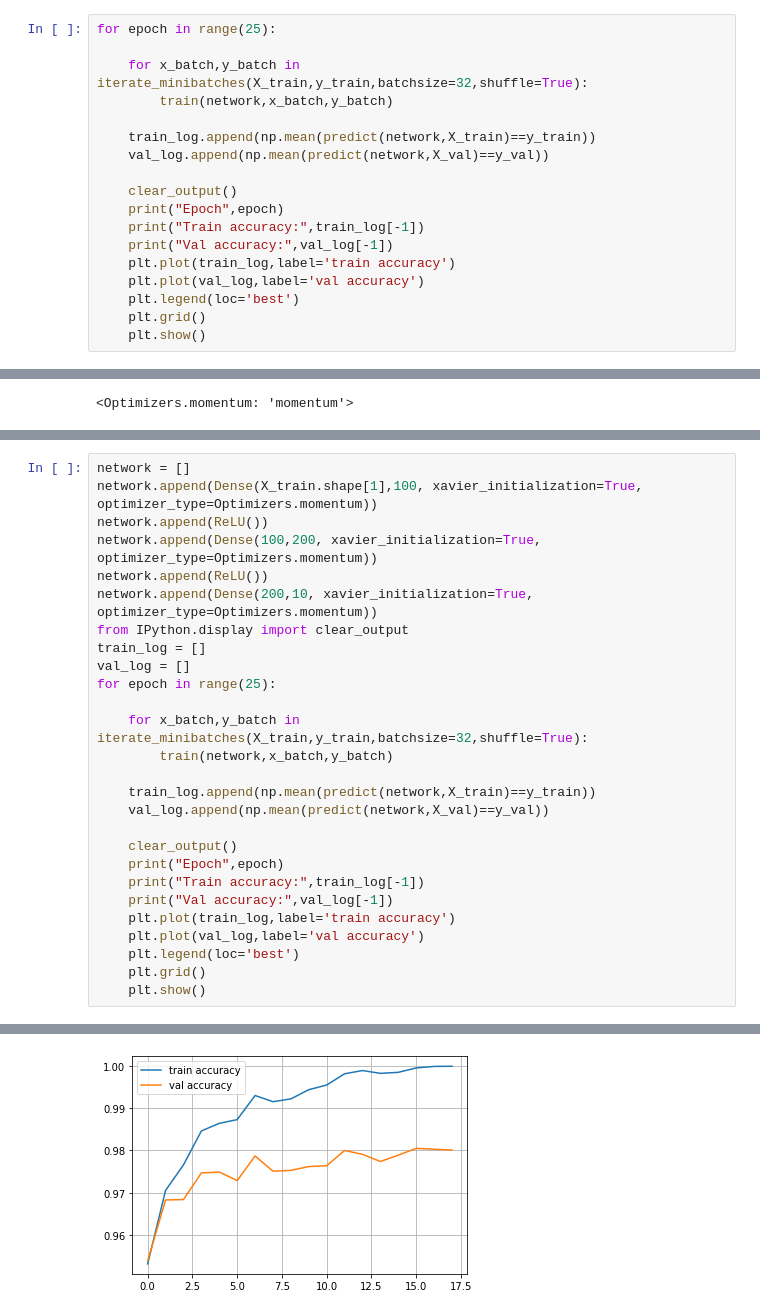
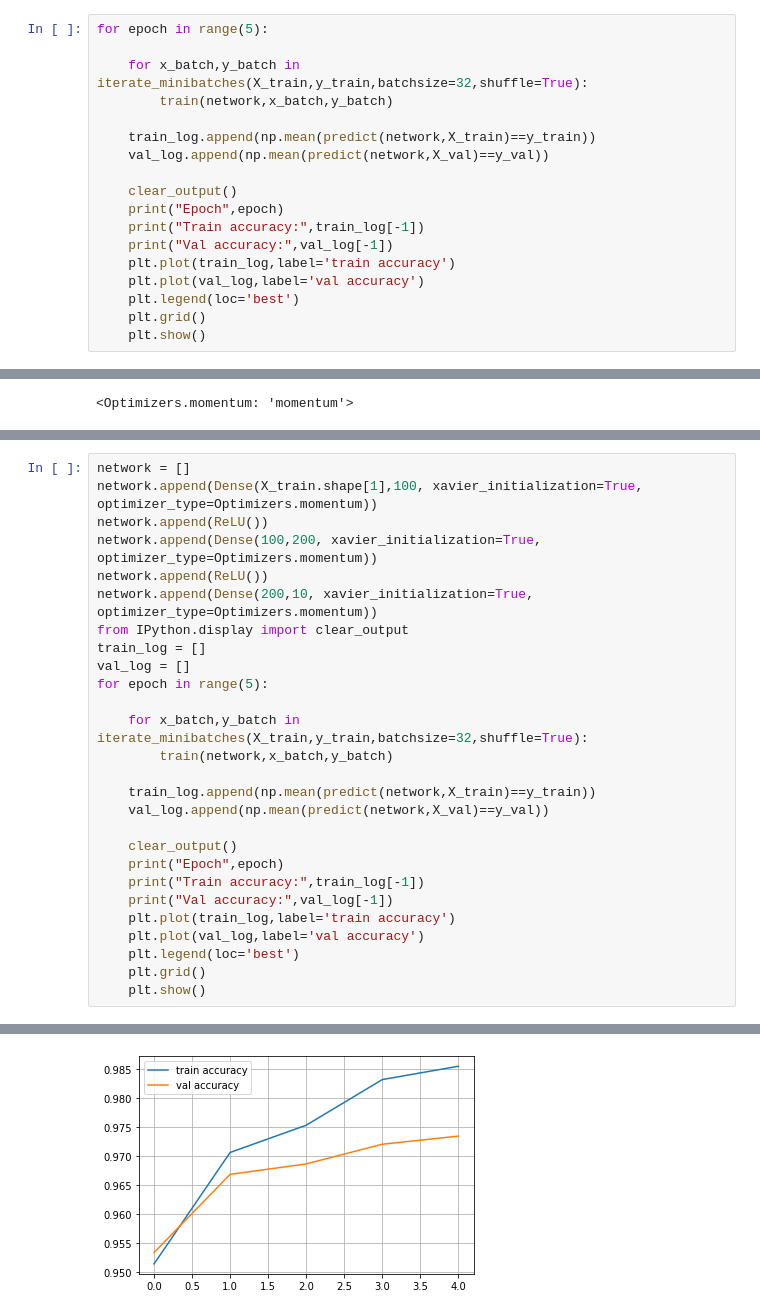
Before and after one commit to GaborBakos/deep_learning, a Jupyter notebook: NumpyNN_(honor).ipynb, the cells around one changed output, grey strips where cells are left out. Saved outputs shown, nothing was run; the diff lists cells and outputs as text.

```diff
--- a/NumpyNN_(honor).ipynb
+++ b/NumpyNN_(honor).ipynb
@@ -431,7 +447,7 @@ from IPython.display import clear_output
 train_log = []
 val_log = []
 # %%
-for epoch in range(25):
+for epoch in range(5):
 
     for x_batch,y_batch in iterate_minibatches(X_train,y_train,batchsize=32,shuffle=True):
         train(network,x_batch,y_batch)
@@ -626,7 +667,7 @@ network.append(Dense(200,10, xavier_initialization=True, optimizer_type=Optimize
 from IPython.display import clear_output
 train_log = []
 val_log = []
-for epoch in range(25):
+for epoch in range(5):
 
     for x_batch,y_batch in iterate_minibatches(X_train,y_train,batchsize=32,shuffle=True):
         train(network,x_batch,y_batch)
@@ -650 +691 @@ Val accuracy: 0.9801
-[figure, old version]
+[figure, new version]
```
Also changed, not shown: parts of 6 cells of this notebook.
